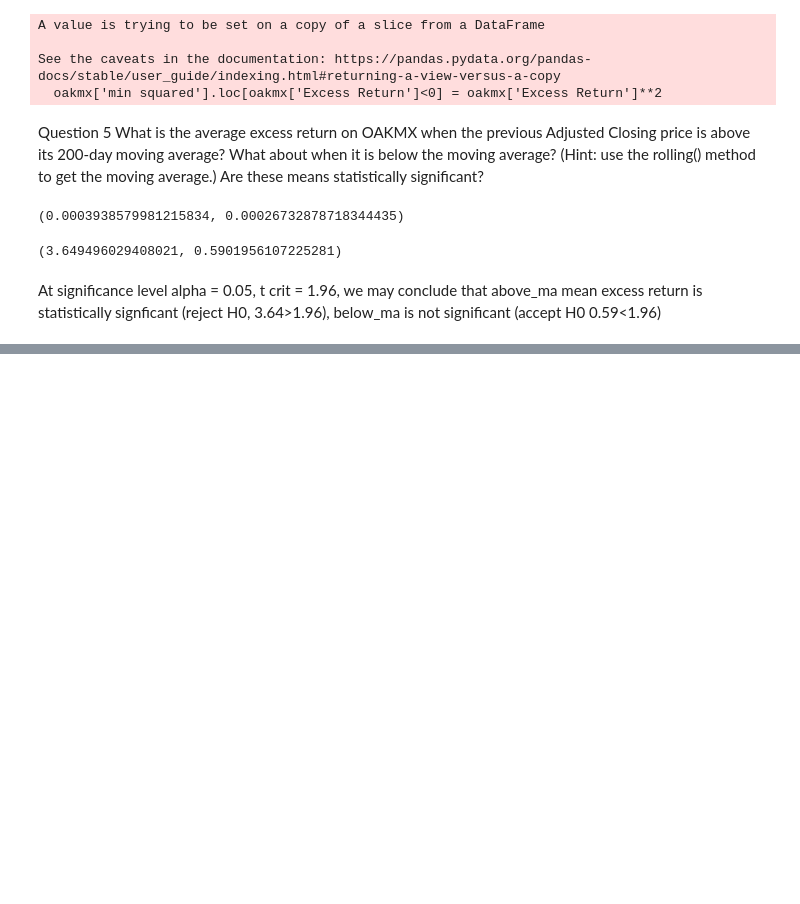
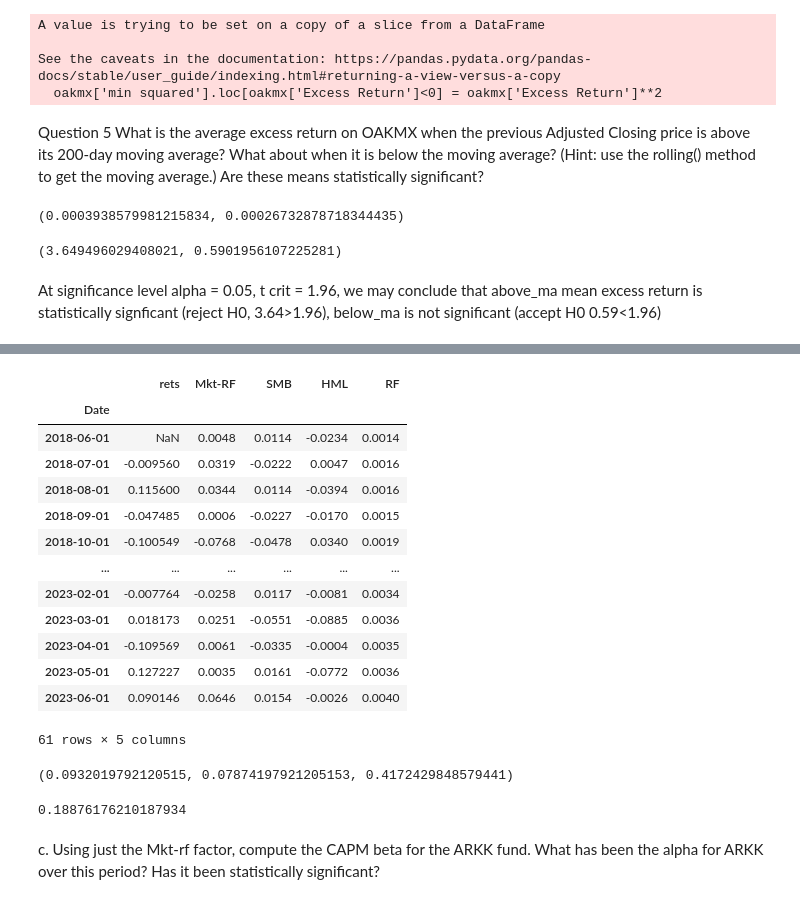
Before and after one commit to morozkovda/Quant_Investing, a Jupyter notebook: hw2/hw2.ipynb, the cells around one changed output, grey strips where cells are left out. Drawn from its saved outputs; the diff is of its cells as text; code cells hidden in the pictures; blank space fills up the shorter version.

```diff
--- a/hw2/hw2.ipynb
+++ b/hw2/hw2.ipynb
@@ -299,0 +341,17 @@ At significance level alpha = 0.05, t crit = 1.96, we may conclude that above_ma
+# %%
+# upload ff dataset
+ff = pd.read_csv('FFdata.csv',  parse_dates=[0])
+# %%
+# filter ff dataset
+start = '201806'
+end = '202306'
+ff = ff[(ff['Date'] >= start) & (ff['Date'] <= end)]
+# %%
+# remake date column set as an index
+import datetime
+format_string = '%Y%m'
+for i in ff.index:
+    ff.loc[i,'datet'] = datetime.datetime.strptime(ff.loc[i,'Date'], format_string)
+ff.set_index('datet',inplace=True)
+ff = ff.drop(columns=['Date'])
+ff
@@ -299,0 +373,25 @@ At significance level alpha = 0.05, t crit = 1.96, we may conclude that above_ma
+# %%
+# scale ff dataset
+ff['Mkt-RF']=ff['Mkt-RF']/100
+ff['SMB']=ff['SMB']/100
+ff['HML']=ff['HML']/100
+ff['RF']=ff['RF']/100
+# %%
+# Add to this dataframe the Fama-French 3-factor data from the file ‘FFdata.csv’.
+merged_df = pd.merge(arkk_rets, ff, how='inner', left_index=True, right_index=True)
+merged_df
+# %% [output]
+|  | rets | Mkt-RF | SMB | HML | RF |
+| Date |  |  |  |  |  |
+| 2018-06-01 | NaN | 0.0048 | 0.0114 | -0.0234 | 0.0014 |
+| 2018-07-01 | -0.009560 | 0.0319 | -0.0222 | 0.0047 | 0.0016 |
+| 2018-08-01 | 0.115600 | 0.0344 | 0.0114 | -0.0394 | 0.0016 |
+| 2018-09-01 | -0.047485 | 0.0006 | -0.0227 | -0.0170 | 0.0015 |
+| 2018-10-01 | -0.100549 | -0.0768 | -0.0478 | 0.0340 | 0.0019 |
+| ... | ... | ... | ... | ... | ... |
+| 2023-02-01 | -0.007764 | -0.0258 | 0.0117 | -0.0081 | 0.0034 |
+| 2023-03-01 | 0.018173 | 0.0251 | -0.0551 | -0.0885 | 0.0036 |
+| 2023-04-01 | -0.109569 | 0.0061 | -0.0335 | -0.0004 | 0.0035 |
+| 2023-05-01 | 0.127227 | 0.0035 | 0.0161 | -0.0772 | 0.0036 |
+| 2023-06-01 | 0.090146 | 0.0646 | 0.0154 | -0.0026 | 0.0040 |
+61 rows × 5 columns
@@ -299,0 +401,16 @@ At significance level alpha = 0.05, t crit = 1.96, we may conclude that above_ma
+# %%
+# a.What has been the average annual return, average annual excess return, and average annual standard deviation for the ARKK ETF?
+arkk_rets_anl = merged_df['rets'].mean() * 12
+exs_ret_anl = merged_df['excess ret'].mean() * 12
+arkk_rets_std = merged_df['rets'].std()*np.sqrt(12)
+arkk_rets_anl, exs_ret_anl, arkk_rets_std
+# %% [output]
+(0.0932019792120515, 0.07874197921205153, 0.4172429848579441)
+# %%
+# b.What has been the Sharpe ratio for ARKK over this period?
+arkk_sharpe = merged_df['excess ret'].mean() / merged_df['excess ret'].std()*np.sqrt(12)
+arkk_sharpe
+# %% [output]
+0.18876176210187934
+# %% [markdown]
+c.	Using just the Mkt-rf factor, compute the CAPM beta for the ARKK fund. What has been the alpha for ARKK over this period? Has it been statistically significant?
```
Also changed, not shown: parts of 26 cells of this notebook, 2 other files.
